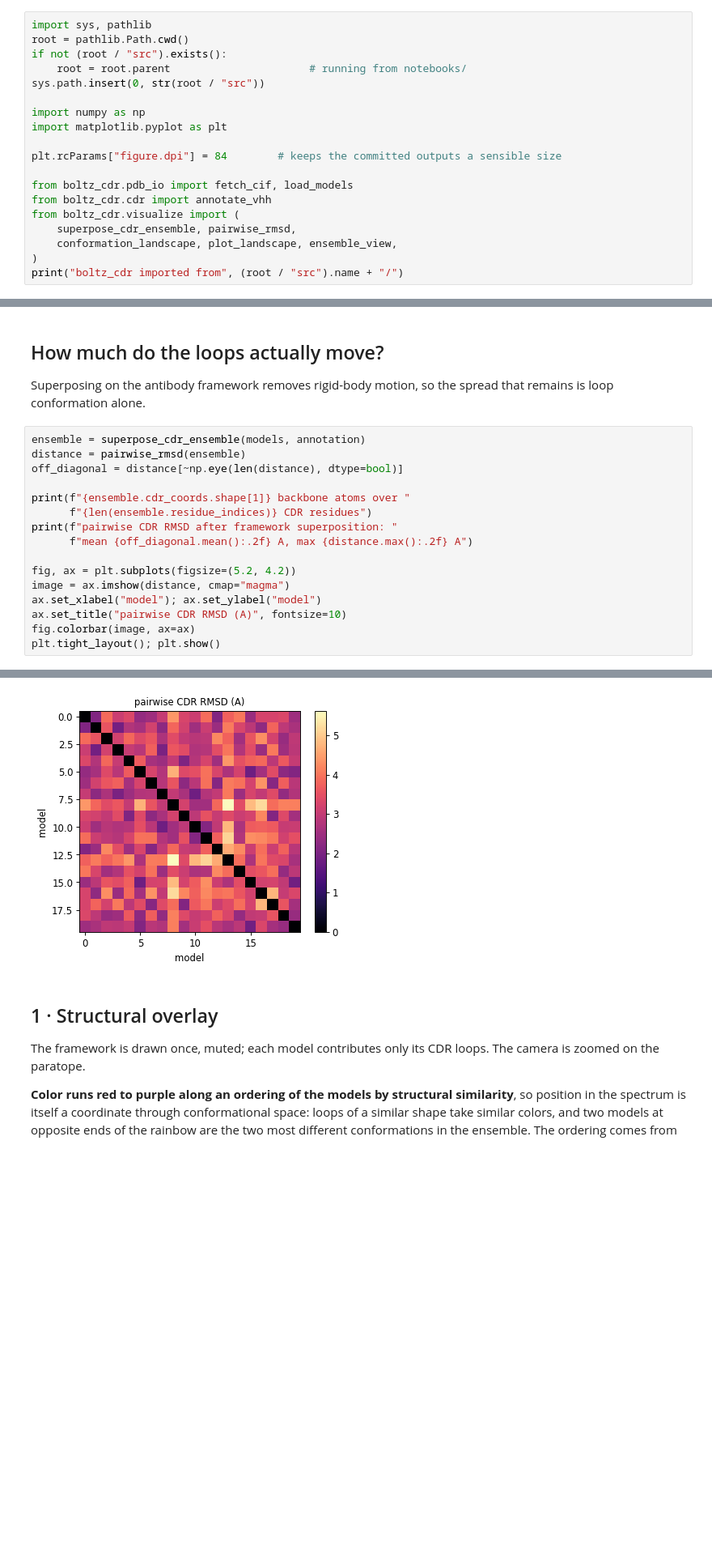
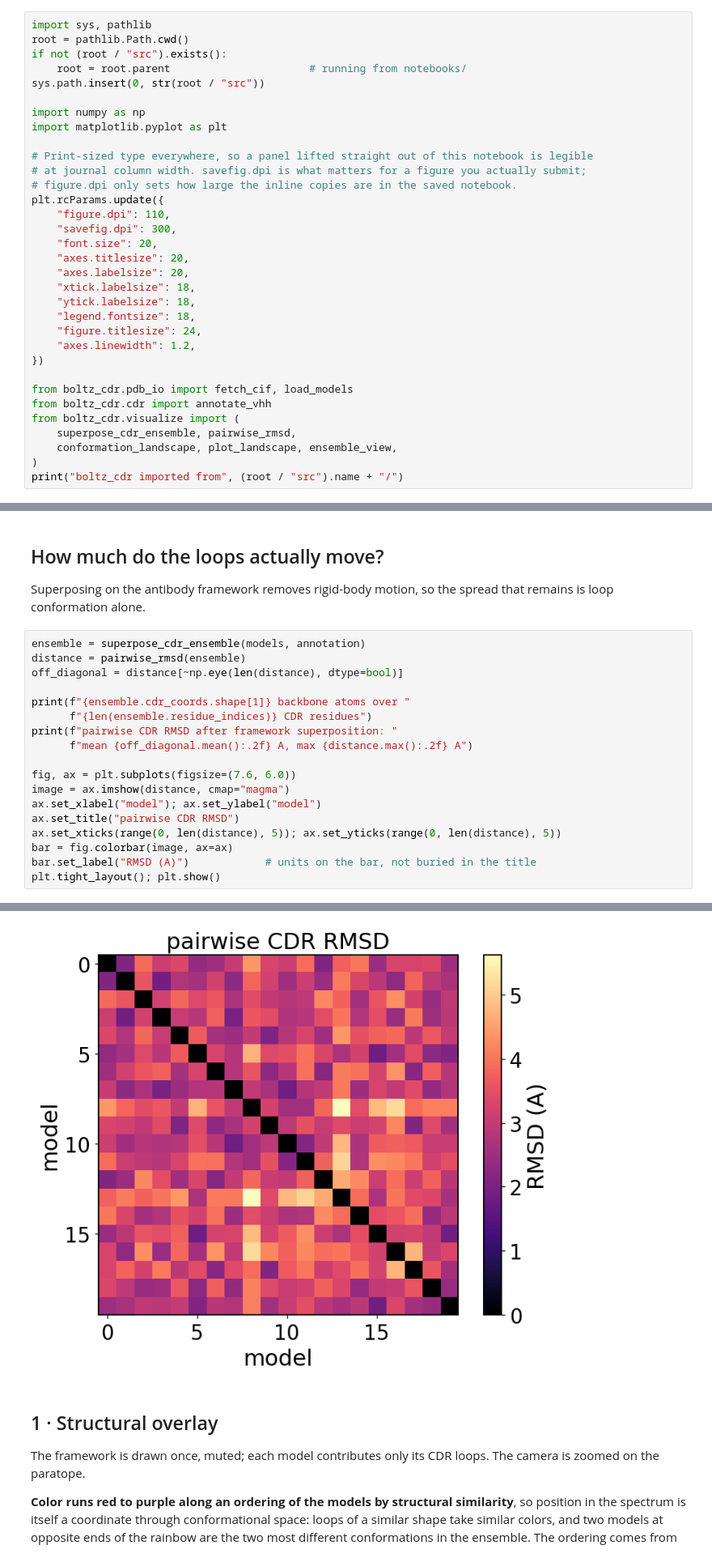
Before and after one commit to bendorr/boltz-cdr, a Jupyter notebook: notebooks/cdr_ensemble_visualization.ipynb, the cells around one changed output, grey strips where cells are left out. Shown at 81% size. Cells and saved outputs as stored; diff of their text form; blank space fills up the shorter version.

```diff
--- a/notebooks/cdr_ensemble_visualization.ipynb
+++ b/notebooks/cdr_ensemble_visualization.ipynb
@@ -28,7 +28,21 @@ sys.path.insert(0, str(root / "src"))
 import numpy as np
 import matplotlib.pyplot as plt
 
-plt.rcParams["figure.dpi"] = 84        # keeps the committed outputs a sensible size
+# Print-sized type everywhere, so a panel lifted straight out of this notebook is legible
+# at journal column width. savefig.dpi is what matters for a figure you actually submit;
+# figure.dpi only sets how large the inline copies are in the saved notebook.
+plt.rcParams.update({
+    "figure.dpi": 110,
+    "savefig.dpi": 300,
+    "font.size": 20,
+    "axes.titlesize": 20,
+    "axes.labelsize": 20,
+    "xtick.labelsize": 18,
+    "ytick.labelsize": 18,
+    "legend.fontsize": 18,
+    "figure.titlesize": 24,
+    "axes.linewidth": 1.2,
+})
 
 from boltz_cdr.pdb_io import fetch_cif, load_models
 from boltz_cdr.cdr import annotate_vhh
@@ -63,23 +77,25 @@ remains is loop conformation alone.
 # %%
 ensemble = superpose_cdr_ensemble(models, annotation)
 distance = pairwise_rmsd(ensemble)
 off_diagonal = distance[~np.eye(len(distance), dtype=bool)]
 
 print(f"{ensemble.cdr_coords.shape[1]} backbone atoms over "
       f"{len(ensemble.residue_indices)} CDR residues")
 print(f"pairwise CDR RMSD after framework superposition: "
       f"mean {off_diagonal.mean():.2f} A, max {distance.max():.2f} A")
 
-fig, ax = plt.subplots(figsize=(5.2, 4.2))
+fig, ax = plt.subplots(figsize=(7.6, 6.0))
 image = ax.imshow(distance, cmap="magma")
 ax.set_xlabel("model"); ax.set_ylabel("model")
-ax.set_title("pairwise CDR RMSD (A)", fontsize=10)
-fig.colorbar(image, ax=ax)
+ax.set_title("pairwise CDR RMSD")
+ax.set_xticks(range(0, len(distance), 5)); ax.set_yticks(range(0, len(distance), 5))
+bar = fig.colorbar(image, ax=ax)
+bar.set_label("RMSD (A)")            # units on the bar, not buried in the title
 plt.tight_layout(); plt.show()
 # %% [output]
 156 backbone atoms over 39 CDR residues
 pairwise CDR RMSD after framework superposition: mean 3.23 A, max 5.62 A
-[figure, old version]
+[figure, new version]
 # %% [markdown]
 ## 1 · Structural overlay
 
```
Also changed, not shown: parts of 3 cells of this notebook, 8 other files.
